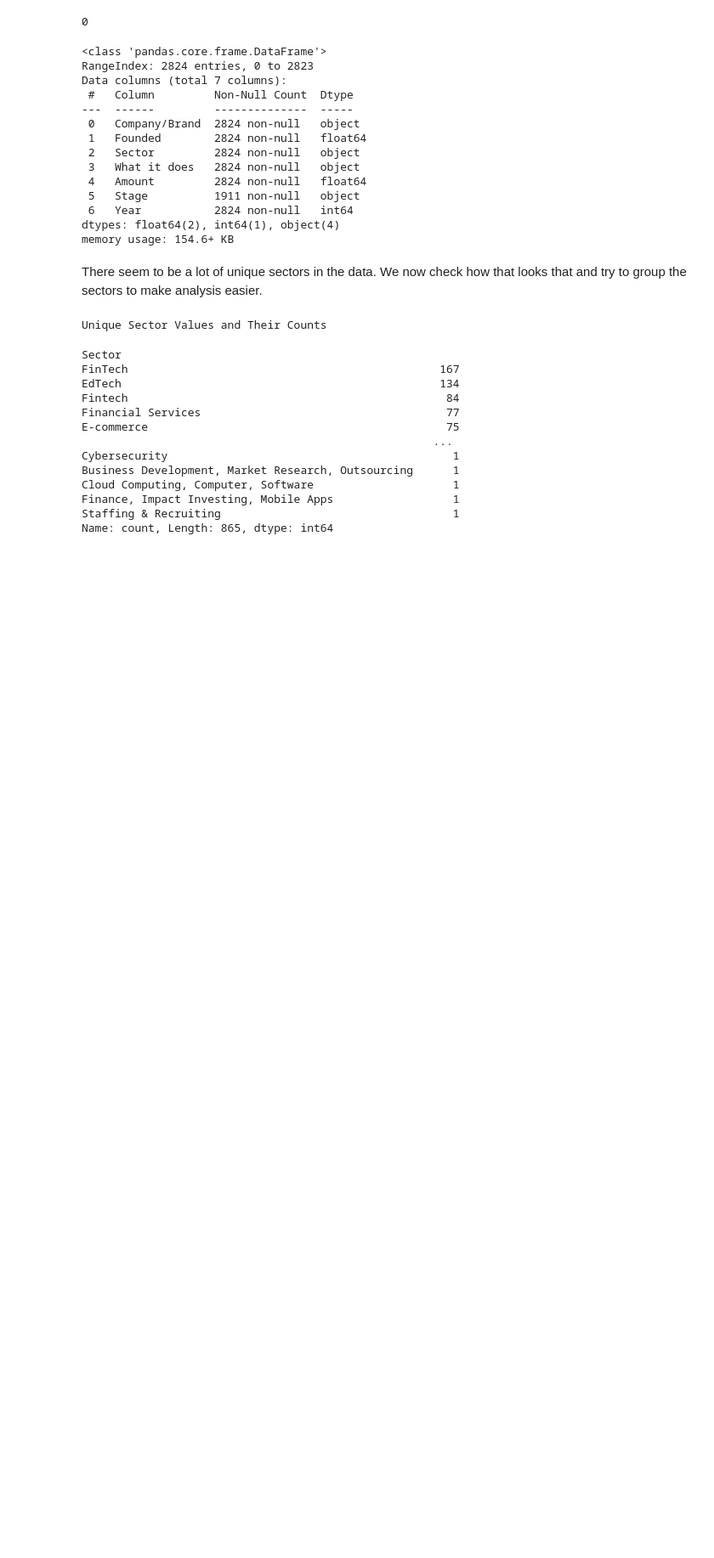
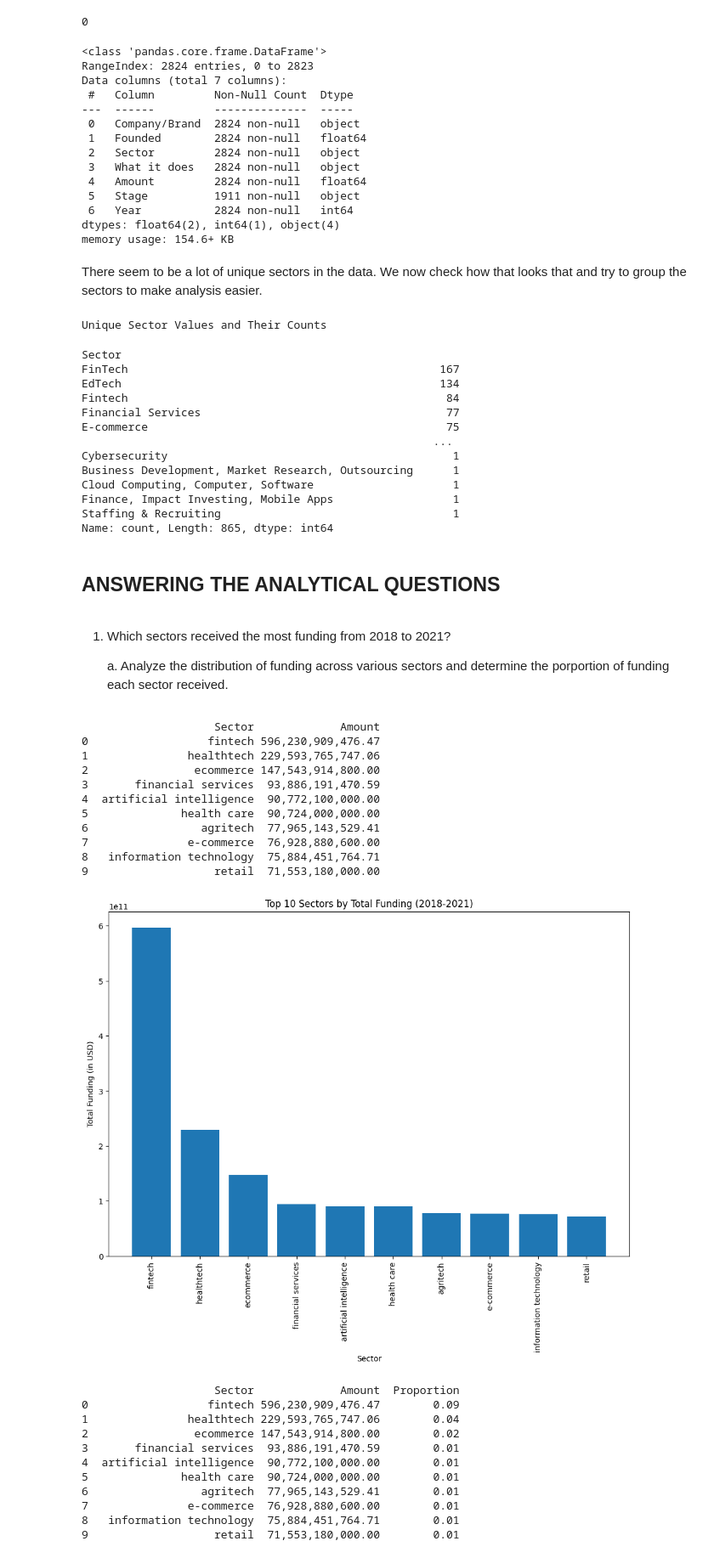
Before and after one commit to MillicentAgyir/Team-Belize-Live-Project-1, a Jupyter notebook: Notebooks/my_notebook.ipynb, the cells around one changed output. Shown: that part at 85% size. Drawn from its saved outputs; the diff is of its cells as text; code cells hidden in the pictures; blank space fills up the shorter version.

```diff
--- a/Notebooks/my_notebook.ipynb
+++ b/Notebooks/my_notebook.ipynb
@@ -681,3 +689,60 @@ Cloud Computing, Computer, Software                     1
 Finance, Impact Investing, Mobile Apps                  1
 Staffing & Recruiting                                   1
 Name: count, Length: 865, dtype: int64
+# %% [markdown]
+## ANSWERING THE ANALYTICAL QUESTIONS
+# %% [markdown]
+1. Which sectors received the most funding from 2018 to 2021?
+
+     a. Analyze the distribution of funding across various sectors and determine the porportion of funding each sector received.
+# %%
+# Normalize the sector names by converting to lowercase
+combined_data['Sector'] = combined_data['Sector'].str.lower()
+# Group by Sector and calculate the total funding
+sector_funding = combined_data.groupby('Sector')['Amount'].sum().reset_index()
+
+# Sort sectors by total funding received
+sector_funding = sector_funding.sort_values(by='Amount', ascending=False).reset_index(drop=True)
+
+# Display the sectors with the most funding
+print(sector_funding.head(10))
+import matplotlib.pyplot as plt
+
+# Plot the distribution of funding across sectors
+plt.figure(figsize=(12, 8))
+plt.bar(sector_funding['Sector'][:10], sector_funding['Amount'][:10])
+plt.xticks(rotation=90)
+plt.xlabel('Sector')
+plt.ylabel('Total Funding (in USD)')
+plt.title('Top 10 Sectors by Total Funding (2018-2021)')
+plt.show()
+
+# Calculate the proportion of funding each sector received
+sector_funding['Proportion'] = sector_funding['Amount'] / sector_funding['Amount'].sum()
+
+# Display the proportion of funding for the top sectors
+print(sector_funding.head(10))
+# %% [output]
+                    Sector             Amount
+0                  fintech 596,230,909,476.47
+1               healthtech 229,593,765,747.06
+2                ecommerce 147,543,914,800.00
+3       financial services  93,886,191,470.59
+4  artificial intelligence  90,772,100,000.00
+5              health care  90,724,000,000.00
+6                 agritech  77,965,143,529.41
+7               e-commerce  76,928,880,600.00
+8   information technology  75,884,451,764.71
+9                   retail  71,553,180,000.00
+[figure, added]
+                    Sector             Amount  Proportion
+0                  fintech 596,230,909,476.47        0.09
+1               healthtech 229,593,765,747.06        0.04
+2                ecommerce 147,543,914,800.00        0.02
+3       financial services  93,886,191,470.59        0.01
+4  artificial intelligence  90,772,100,000.00        0.01
+5              health care  90,724,000,000.00        0.01
+6                 agritech  77,965,143,529.41        0.01
+7               e-commerce  76,928,880,600.00        0.01
+8   information technology  75,884,451,764.71        0.01
+9                   retail  71,553,180,000.00        0.01
```
Also changed, not shown: parts of 6 cells of this notebook.
